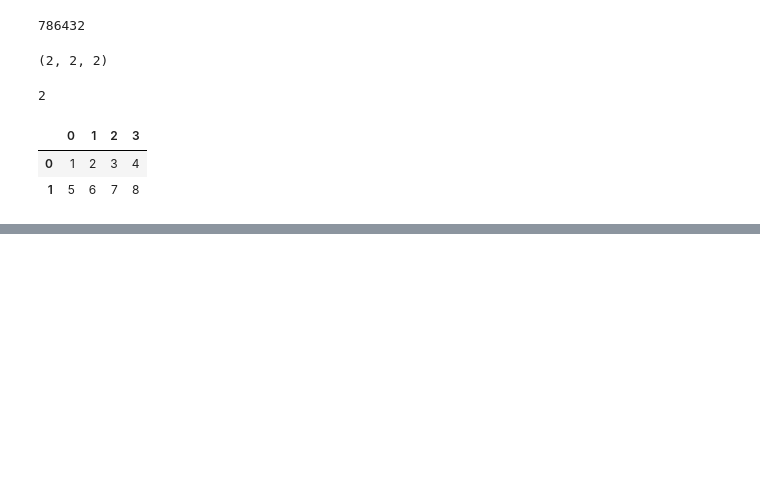
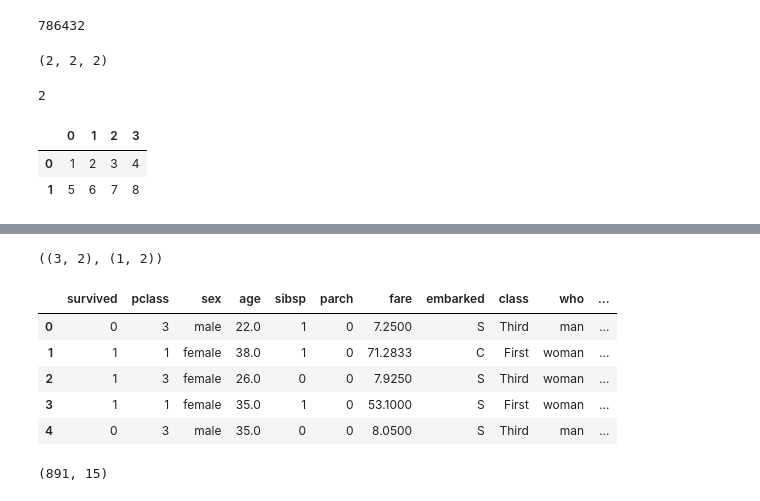
Before and after one commit to Niraj7272/DataScience, a Jupyter notebook: Practice/Feature_Engineering.ipynb, the cells around one changed output, grey strips where cells are left out. Cells and saved outputs as stored; diff of their text form; code cells hidden in the pictures; blank space fills up the shorter version.

```diff
--- a/Practice/Feature_Engineering.ipynb
+++ b/Practice/Feature_Engineering.ipynb
@@ -236,0 +272,17 @@ df
+# %%
+import pandas as pd
+from sklearn.model_selection import train_test_split
+
+df = pd.DataFrame({
+    'Age' : [22, 30, 45, 50],
+    'Income' : [30000, 50000, 90000, 12000],
+    'Approved' : [0, 1, 1, 1]
+})
+
+x = df[['Age', 'Income']]
+y = df['Approved']
+
+x_train,x_test,y_train,y_test = train_test_split(x,y, test_size=0.25, random_state=42)
+x_train.shape,x_test.shape
+# %% [output]
+((3, 2), (1, 2))
@@ -236,0 +294,15 @@ df
+# %%
+import seaborn as sns
+df = sns.load_dataset('titanic')
+df.head()
+# %% [output]
+|  | survived | pclass | sex | age | sibsp | parch | fare | embarked | class | who | ... |
+| 0 | 0 | 3 | male | 22.0 | 1 | 0 | 7.2500 | S | Third | man | ... |
+| 1 | 1 | 1 | female | 38.0 | 1 | 0 | 71.2833 | C | First | woman | ... |
+| 2 | 1 | 3 | female | 26.0 | 0 | 0 | 7.9250 | S | Third | woman | ... |
+| 3 | 1 | 1 | female | 35.0 | 1 | 0 | 53.1000 | S | First | woman | ... |
+| 4 | 0 | 3 | male | 35.0 | 0 | 0 | 8.0500 | S | Third | man | ... |
+# %%
+df.shape
+# %% [output]
+(891, 15)
```
Also changed, not shown: parts of 13 cells of this notebook.
